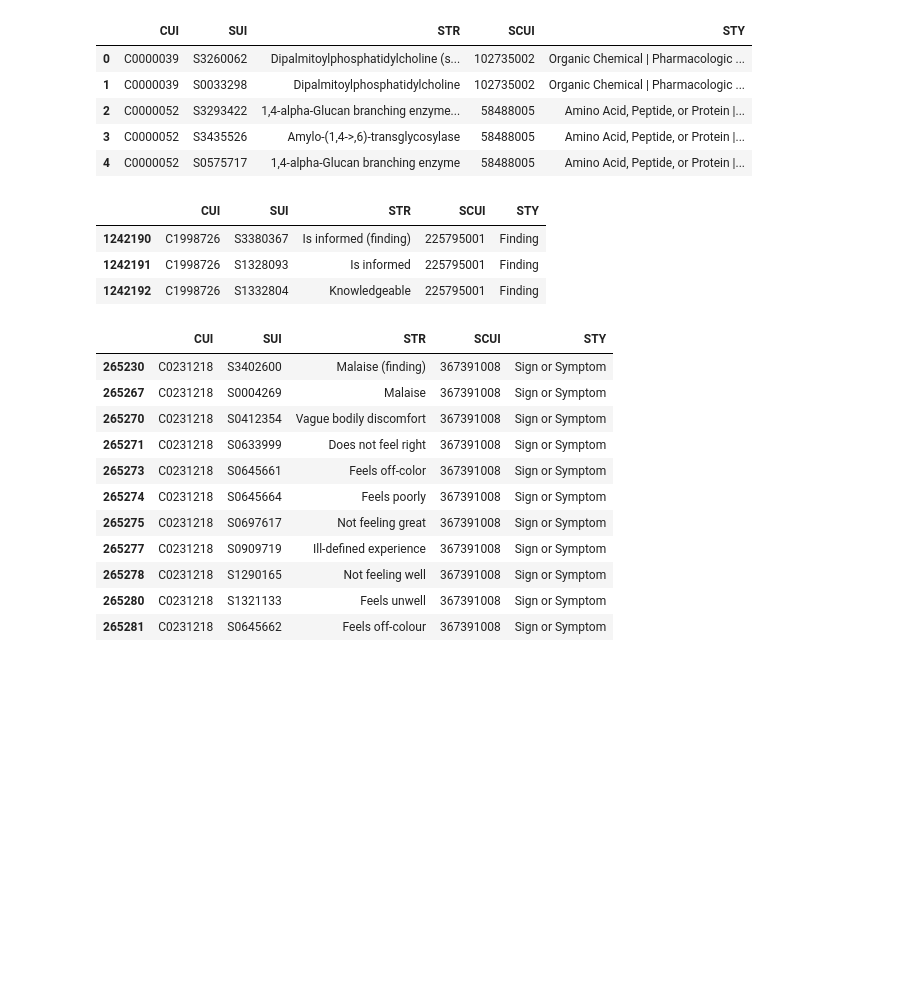
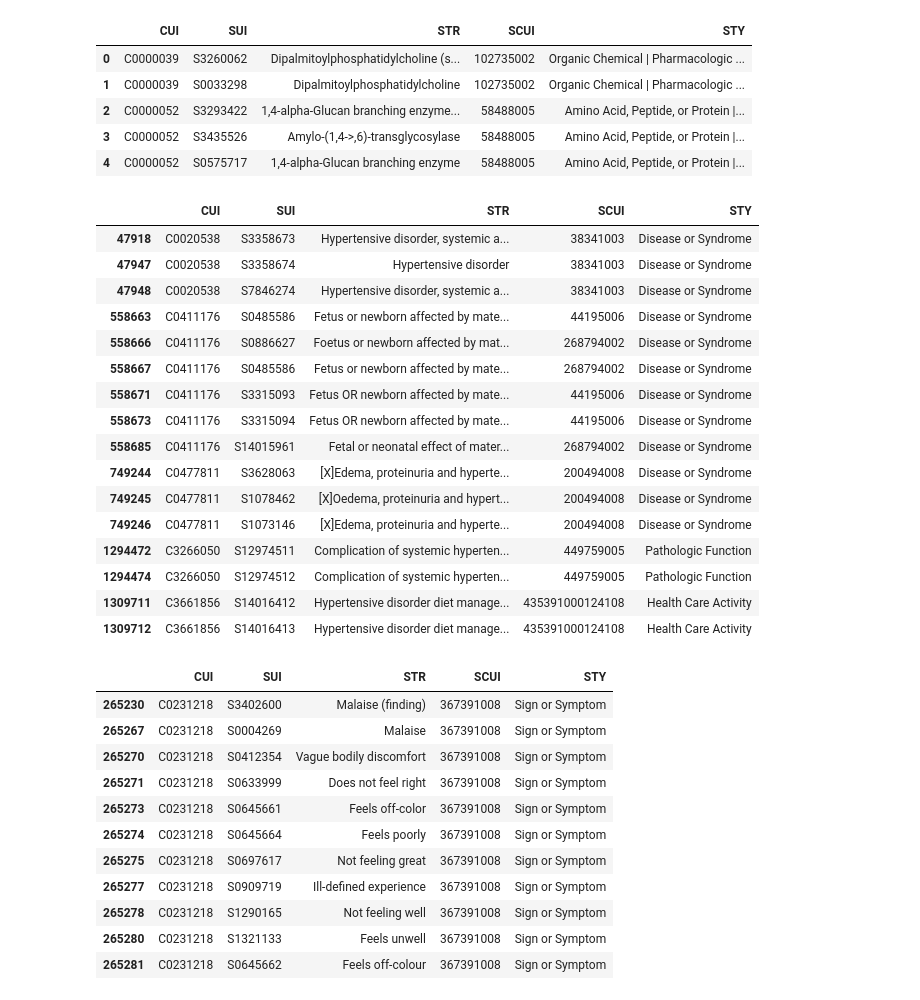
Before and after one commit to wtgme/snomed, a Jupyter notebook: networks.ipynb, the cells around one changed output. Drawn from its saved outputs; the diff is of its cells as text; code cells hidden in the pictures; blank space fills up the shorter version.

```diff
--- a/networks.ipynb
+++ b/networks.ipynb
@@ -137,13 +137,26 @@ cons.head()
 | 2 | C0000052 | S3293422 | 1,4-alpha-Glucan branching enzyme... | 58488005 | Amino Acid, Peptide, or Protein |... |
 | 3 | C0000052 | S3435526 | Amylo-(1,4->,6)-transglycosylase | 58488005 | Amino Acid, Peptide, or Protein |... |
 | 4 | C0000052 | S0575717 | 1,4-alpha-Glucan branching enzyme | 58488005 | Amino Acid, Peptide, or Protein |... |
-# %%
-cons[cons['CUI'] == 'C1998726']
-# %% [output]
-|  | CUI | SUI | STR | SCUI | STY |
-| 1242190 | C1998726 | S3380367 | Is informed (finding) | 225795001 | Finding |
-| 1242191 | C1998726 | S1328093 | Is informed | 225795001 | Finding |
-| 1242192 | C1998726 | S1332804 | Knowledgeable | 225795001 | Finding |
+# %%
+cons[cons['STR'].str.contains('Hypertensive disorder', case=False, na=False)]
+# %% [output]
+|  | CUI | SUI | STR | SCUI | STY |
+| 47918 | C0020538 | S3358673 | Hypertensive disorder, systemic a... | 38341003 | Disease or Syndrome |
+| 47947 | C0020538 | S3358674 | Hypertensive disorder | 38341003 | Disease or Syndrome |
+| 47948 | C0020538 | S7846274 | Hypertensive disorder, systemic a... | 38341003 | Disease or Syndrome |
+| 558663 | C0411176 | S0485586 | Fetus or newborn affected by mate... | 44195006 | Disease or Syndrome |
+| 558666 | C0411176 | S0886627 | Foetus or newborn affected by mat... | 268794002 | Disease or Syndrome |
+| 558667 | C0411176 | S0485586 | Fetus or newborn affected by mate... | 268794002 | Disease or Syndrome |
+| 558671 | C0411176 | S3315093 | Fetus OR newborn affected by mate... | 44195006 | Disease or Syndrome |
+| 558673 | C0411176 | S3315094 | Fetus OR newborn affected by mate... | 44195006 | Disease or Syndrome |
+| 558685 | C0411176 | S14015961 | Fetal or neonatal effect of mater... | 268794002 | Disease or Syndrome |
+| 749244 | C0477811 | S3628063 | [X]Edema, proteinuria and hyperte... | 200494008 | Disease or Syndrome |
+| 749245 | C0477811 | S1078462 | [X]Oedema, proteinuria and hypert... | 200494008 | Disease or Syndrome |
+| 749246 | C0477811 | S1073146 | [X]Edema, proteinuria and hyperte... | 200494008 | Disease or Syndrome |
+| 1294472 | C3266050 | S12974511 | Complication of systemic hyperten... | 449759005 | Pathologic Function |
+| 1294474 | C3266050 | S12974512 | Complication of systemic hyperten... | 449759005 | Pathologic Function |
+| 1309711 | C3661856 | S14016412 | Hypertensive disorder diet manage... | 435391000124108 | Health Care Activity |
+| 1309712 | C3661856 | S14016413 | Hypertensive disorder diet manage... | 435391000124108 | Health Care Activity |
 # %%
 cons[cons['SCUI'] == 367391008]
 # %% [output]
```
